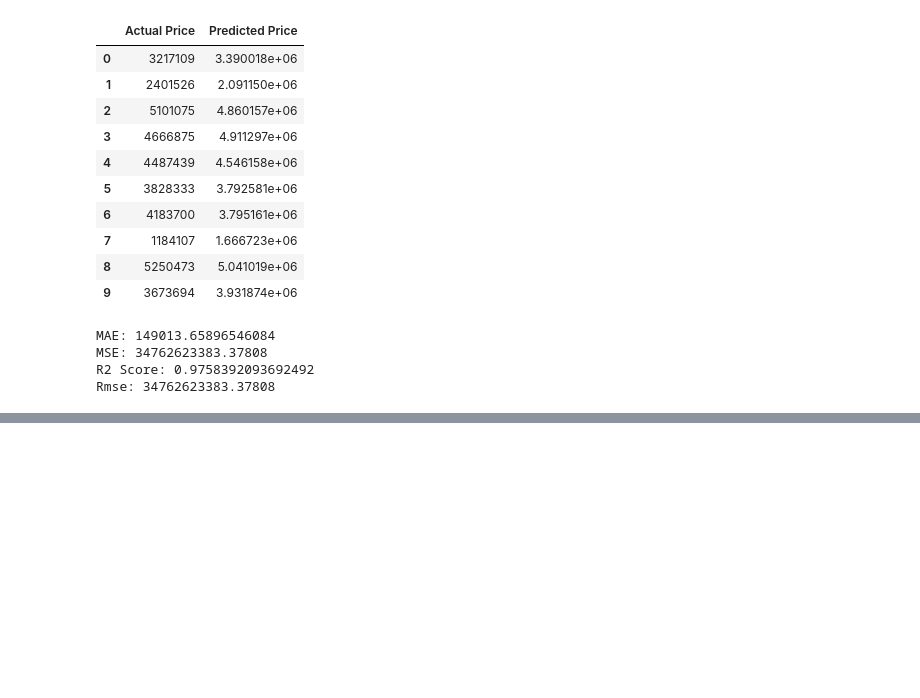
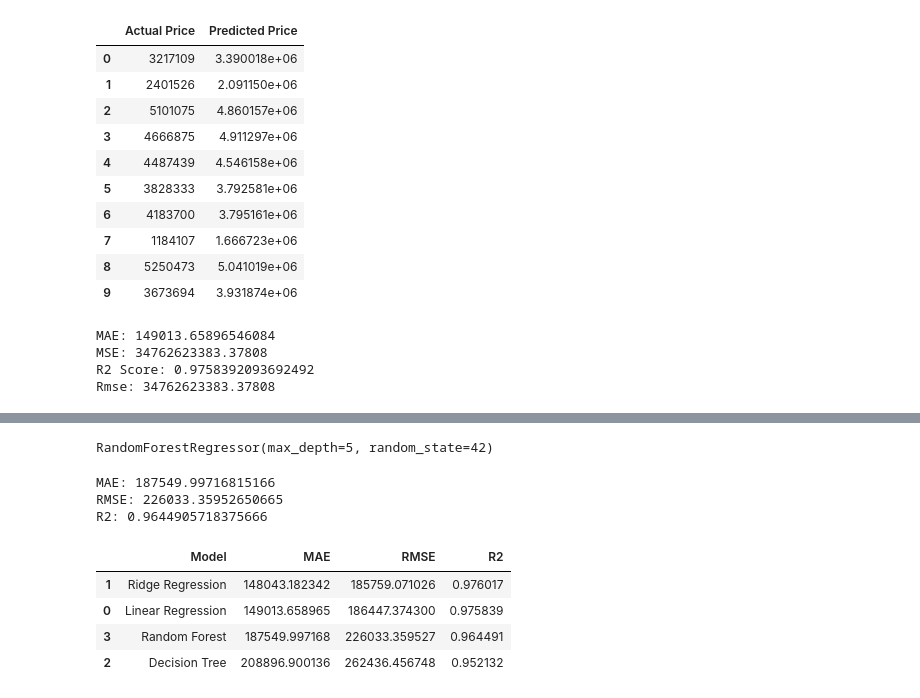
Before and after one commit to FurkanTsdmr/DataScience, a Jupyter notebook: ML/DataScienceHandProject/dataScienceHandBook.ipynb, the cells around one changed output, grey strips where cells are left out. Cells and saved outputs as stored; diff of their text form; code cells hidden in the pictures; blank space fills up the shorter version.

```diff
--- a/ML/DataScienceHandProject/dataScienceHandBook.ipynb
+++ b/ML/DataScienceHandProject/dataScienceHandBook.ipynb
@@ -288,0 +592,9 @@ Rmse: 34762623383.37808
+# %%
+tree_model = DecisionTreeRegressor(
+    max_depth=5,
+    random_state=42
+)
+# %%
+tree_model.fit(X_train, y_train)
+
+tree_pred = tree_model.predict(X_test)
@@ -288,0 +613,10 @@ Rmse: 34762623383.37808
+# %%
+forest_model = RandomForestRegressor(
+    n_estimators=100,
+    max_depth=5,
+    random_state=42
+)
+# %%
+forest_model.fit(X_train, y_train)
+# %% [output]
+RandomForestRegressor(max_depth=5, random_state=42)
@@ -288,0 +625,10 @@ Rmse: 34762623383.37808
+# %%
+print("MAE:", mean_absolute_error(y_test, forest_pred))
+
+print("RMSE:", np.sqrt(mean_squared_error(y_test, forest_pred)))
+
+print("R2:", r2_score(y_test, forest_pred))
+# %% [output]
+MAE: 187549.99716815166
+RMSE: 226033.35952650665
+R2: 0.9644905718375666
@@ -288,0 +665,36 @@ Rmse: 34762623383.37808
+# %%
+results = []
+
+for name, model in models.items():
+
+    model.fit(X_train, y_train)
+
+    predictions = model.predict(X_test)
+
+    mae = mean_absolute_error(y_test, predictions)
+
+    rmse = np.sqrt(
+        mean_squared_error(y_test, predictions)
+    )
+
+    r2 = r2_score(y_test, predictions)
+
+    results.append({
+        "Model": name,
+        "MAE": mae,
+        "RMSE": rmse,
+        "R2": r2
+    })
+
+results_df = pd.DataFrame(results)
+
+results_df.sort_values(
+    by="RMSE",
+    ascending=True
+)
+# %% [output]
+|  | Model | MAE | RMSE | R2 |
+| 1 | Ridge Regression | 148043.182342 | 185759.071026 | 0.976017 |
+| 0 | Linear Regression | 149013.658965 | 186447.374300 | 0.975839 |
+| 3 | Random Forest | 187549.997168 | 226033.359527 | 0.964491 |
+| 2 | Decision Tree | 208896.900136 | 262436.456748 | 0.952132 |
```
Also changed, not shown: parts of 41 cells of this notebook.
